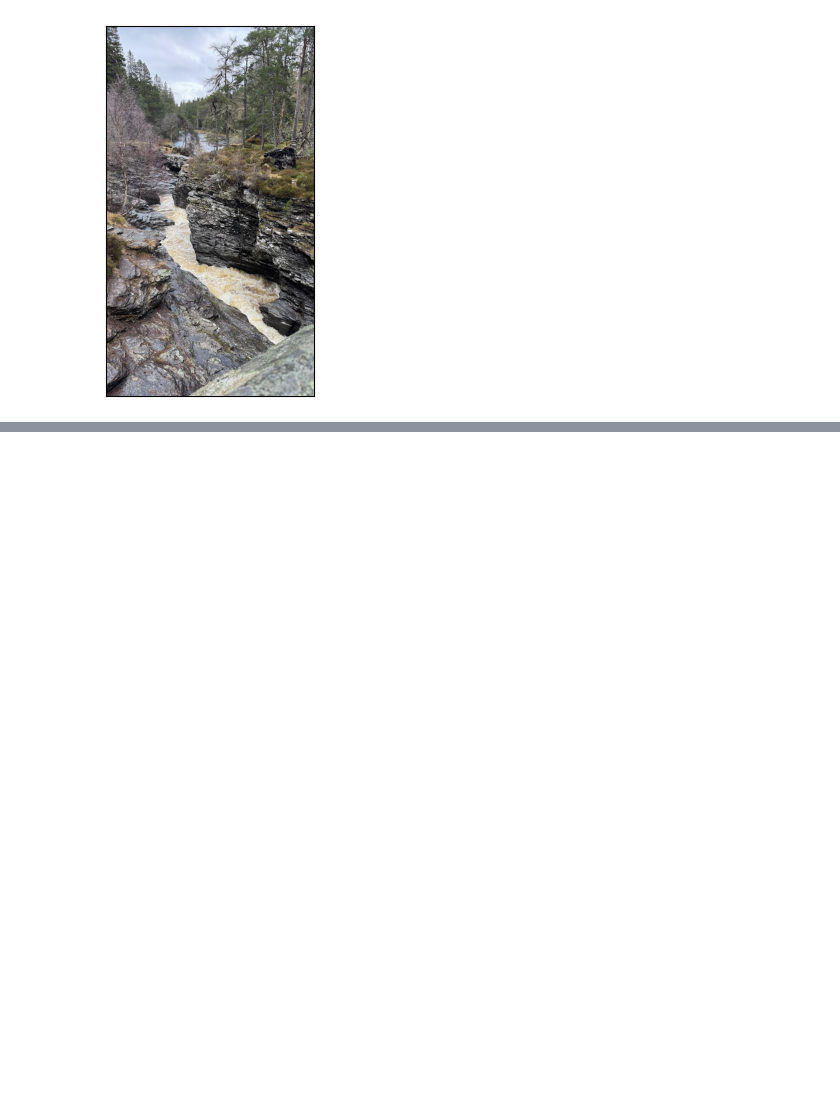
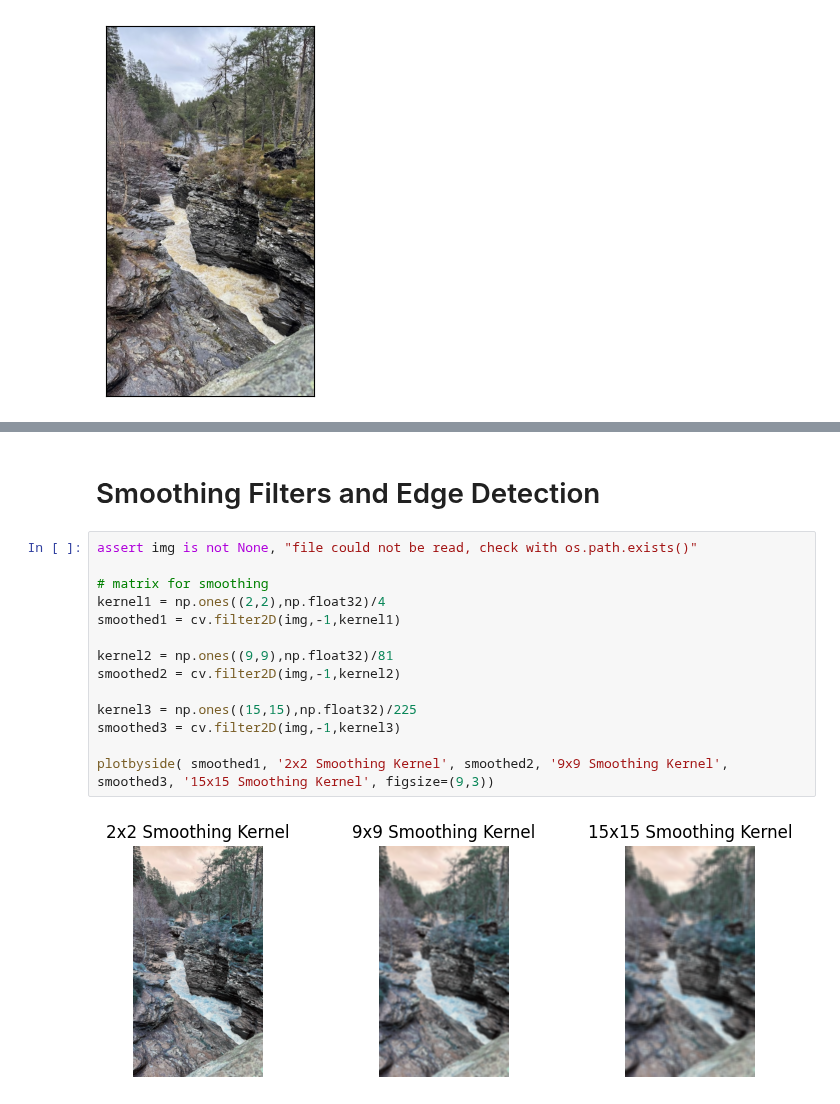
Before and after one commit to Luk446/MachineVisionPractice, a Jupyter notebook: ImageProcessing_1.ipynb, the cells around one changed output, grey strips where cells are left out. Saved outputs shown, nothing was run; the diff lists cells and outputs as text; blank space fills up the shorter version.

```diff
--- a/ImageProcessing_1.ipynb
+++ b/ImageProcessing_1.ipynb
@@ -101,0 +135,18 @@ plt.show()
+# %% [markdown]
+# Smoothing Filters and Edge Detection
+# %%
+assert img is not None, "file could not be read, check with os.path.exists()"
+
+# matrix for smoothing
+kernel1 = np.ones((2,2),np.float32)/4
+smoothed1 = cv.filter2D(img,-1,kernel1)
+
+kernel2 = np.ones((9,9),np.float32)/81
+smoothed2 = cv.filter2D(img,-1,kernel2)
+
+kernel3 = np.ones((15,15),np.float32)/225
+smoothed3 = cv.filter2D(img,-1,kernel3)
+
+plotbyside( smoothed1, '2x2 Smoothing Kernel', smoothed2, '9x9 Smoothing Kernel', smoothed3, '15x15 Smoothing Kernel', figsize=(9,3))
+# %% [output]
+[figure, added]
```
Also changed, not shown: parts of 17 cells of this notebook.
